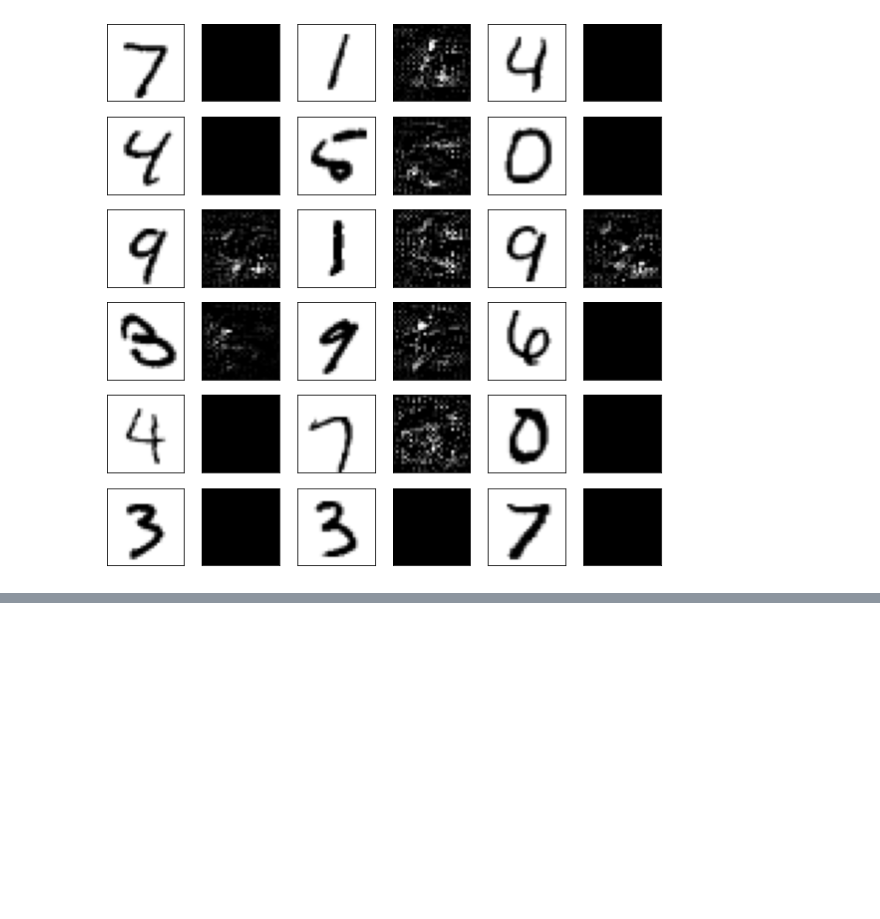
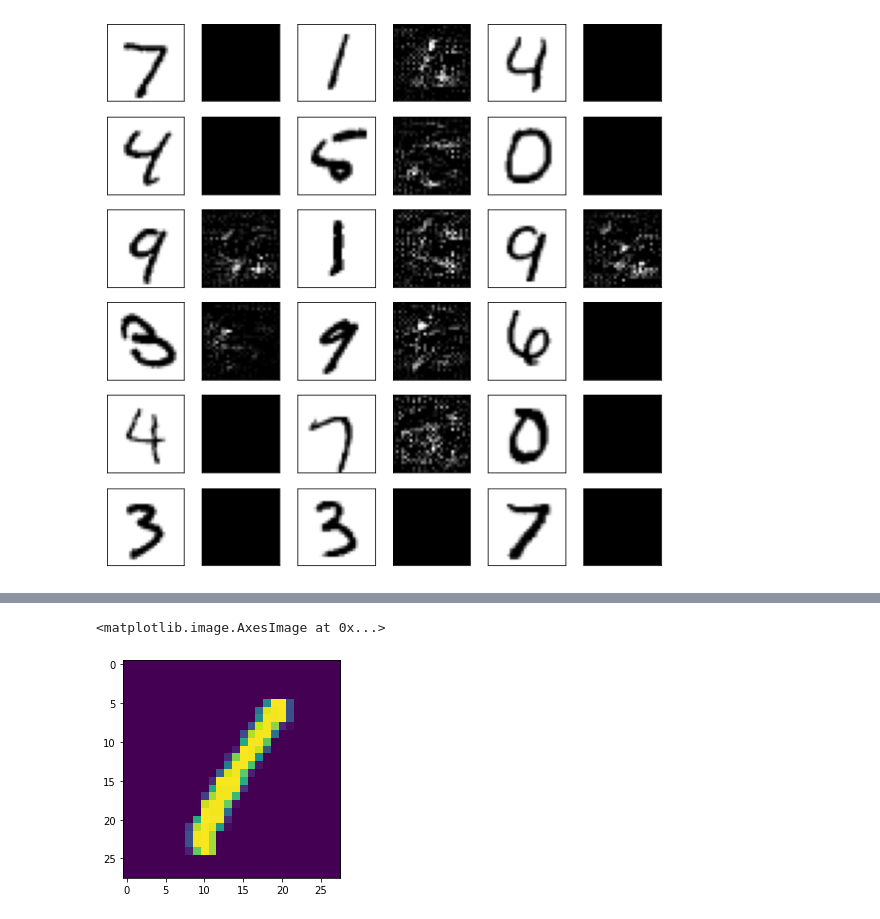
Before and after one commit to surajsrivathsa/ovgu_deeplearning, a Jupyter notebook: Introspection.ipynb, the cells around one changed output, grey strips where cells are left out. Saved outputs shown, nothing was run; the diff lists cells and outputs as text; code cells hidden in the pictures; blank space fills up the shorter version.

```diff
--- a/Introspection.ipynb
+++ b/Introspection.ipynb
@@ -425,0 +633,5 @@ plot_figures(introspection_testing_images, masked_grads, num_images=36)
+# %%
+plt.imshow(adverserial_training_images_batch_modified[3,:,:])
+# %% [output]
+<matplotlib.image.AxesImage at 0x...>
+[figure, added]
```
Also changed, not shown: parts of 19 cells of this notebook.
